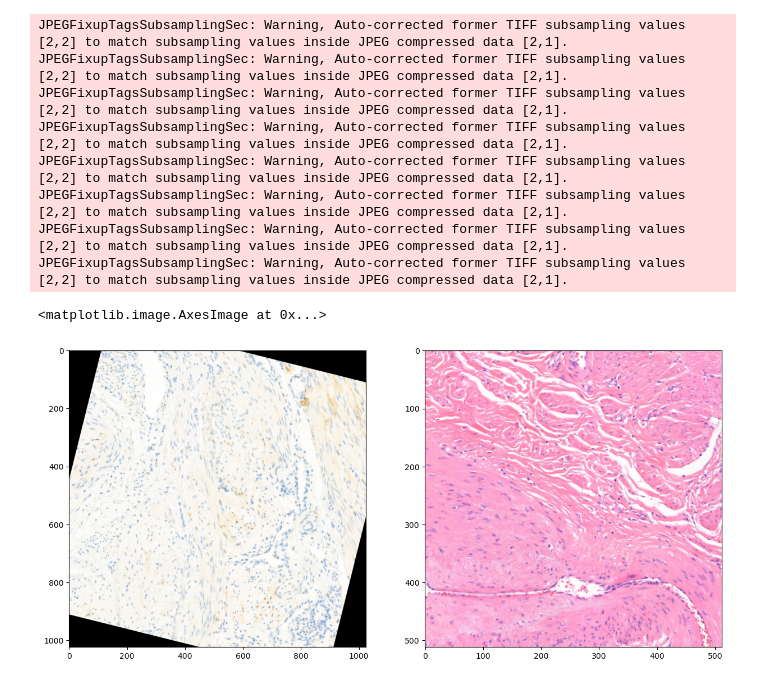
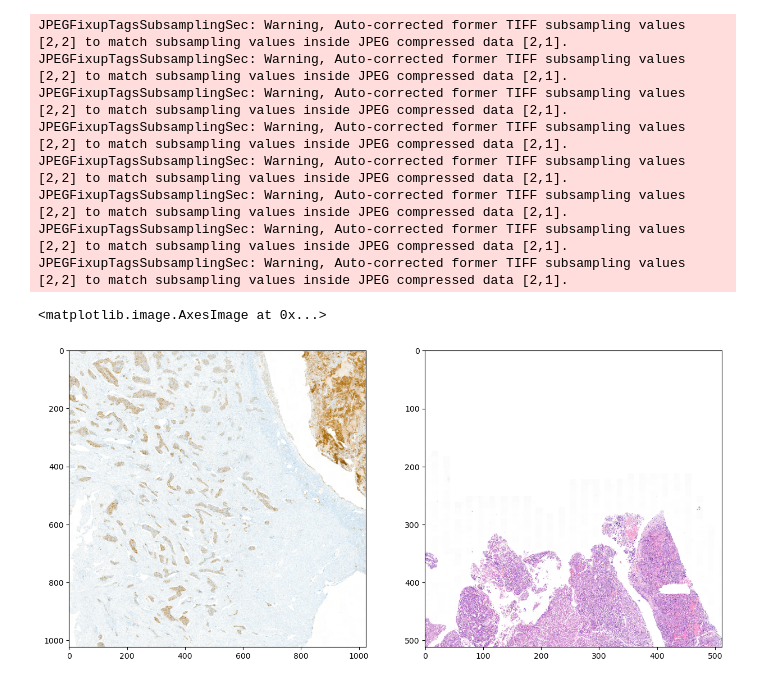
Before and after one commit to Leeyoungsup/virtual_stain, a Jupyter notebook: Transformations_patch.ipynb, the cells around one changed output. Drawn from its saved outputs; the diff is of its cells as text; code cells hidden in the pictures.

```diff
--- a/Transformations_patch.ipynb
+++ b/Transformations_patch.ipynb
@@ -37,9 +33,25 @@ def rotate_and_translate_coordinates(coords, angle_degrees, translation_x, trans
     rotated_and_translated_coordinates += np.array([image_width / 2, image_height / 2])
 
     return rotated_and_translated_coordinates
+def rotate(xy, angle):
+    x, y = xy
+    x = x - 512
+    y = y - 512
+    rad = np.deg2rad(angle)
+    x1 = x * np.cos(rad) - y * np.sin(rad)
+    y1 = x * np.sin(rad) + y * np.cos(rad)
+    x1 = x1 + 512
+    y1 = y1 + 512
+    x1=x1-x1.min()
+    y1=y1-y1.min()
+    x1=x1/x1.max()*1023
+    y1=y1/y1.max()*1023
+    x1=x1.astype(int)
+    y1=y1.astype(int)
+    return x1, y1
 # %%
 image_size=512
-i=1
+i=17
 fileName=Transfer_df.loc[i]['slide']
 stain=Transfer_df.loc[i]['stain']
 x=Transfer_df.loc[i]['x']*100
@@ -48,36 +60,40 @@ angle=Transfer_df.loc[i]['angle']
 he_slide = slideio.open_slide(HE_svs_path+fileName+'.svs', "SVS")
 stain_slide = slideio.open_slide(stain_svs_path+stain+'/'+fileName+'.svs', "SVS")
 scene = he_slide.get_scene(0)
 svsWidth = scene.rect[2]
 svsHeight = scene.rect[3]
 x1=50000
-y1=200000
-w=5000
-h=5000
+y1=100000
+w=100000
+h=100000
 he_slide_block = scene.read_block((x1, y1, w, h),size=(image_size, image_size))
 scene = stain_slide.get_scene(0)
 svsWidth = scene.rect[2]
 svsHeight = scene.rect[3]
 rectangle_coordinates = np.array([[x1,y1], [x1+w, y1], [x1, y1+h], [x1+w, y1+h]])
 result = rotate_and_translate_coordinates(rectangle_coordinates, angle, -x, -y, svsWidth, svsHeight)
 stain_slide_block = scene.read_block((int(result[:,0].min()), int(result[:,1].min()), int(result[:,0].max())-int(result[:,0].min()), int(result[:,1].max())-int(result[:,1].min())),size=(image_size*2, image_size*2))
 (cX, cY) = (image_size, image_size)
 M = cv2.getRotationMatrix2D((cX, cY), angle, 1.0)
-stain_slide_block = cv2.warpAffine(stain_slide_block, M, (image_size*2, image_size*2))
+# stain_slide_block = cv2.warpAffine(stain_slide_block, M, (image_size*2, image_size*2))
+mesh_x = np.linspace(0, image_size*2-1, image_size*2,dtype=np.int32)
+mesh_y = np.linspace(0, image_size*2-1,  image_size*2,dtype=np.int32)
+mesh_xy = np.meshgrid(mesh_x, mesh_y)
+mesh_xy = rotate(mesh_xy, angle)
 
 plt.figure(figsize=(15,30))
 plt.subplot(1,2,1)
-plt.imshow(stain_slide_block)
+plt.imshow(stain_slide_block[mesh_xy[1],mesh_xy[0]])
 plt.subplot(1,2,2)
 plt.imshow(he_slide_block)
 # %% [output]
 JPEGFixupTagsSubsamplingSec: Warning, Auto-corrected former TIFF subsampling values [2,2] to match subsampling values inside JPEG compressed data [2,1].
 JPEGFixupTagsSubsamplingSec: Warning, Auto-corrected former TIFF subsampling values [2,2] to match subsampling values inside JPEG compressed data [2,1].
 JPEGFixupTagsSubsamplingSec: Warning, Auto-corrected former TIFF subsampling values [2,2] to match subsampling values inside JPEG compressed data [2,1].
 JPEGFixupTagsSubsamplingSec: Warning, Auto-corrected former TIFF subsampling values [2,2] to match subsampling values inside JPEG compressed data [2,1].
 JPEGFixupTagsSubsamplingSec: Warning, Auto-corrected former TIFF subsampling values [2,2] to match subsampling values inside JPEG compressed data [2,1].
 JPEGFixupTagsSubsamplingSec: Warning, Auto-corrected former TIFF subsampling values [2,2] to match subsampling values inside JPEG compressed data [2,1].
 JPEGFixupTagsSubsamplingSec: Warning, Auto-corrected former TIFF subsampling values [2,2] to match subsampling values inside JPEG compressed data [2,1].
 JPEGFixupTagsSubsamplingSec: Warning, Auto-corrected former TIFF subsampling values [2,2] to match subsampling values inside JPEG compressed data [2,1].
 <matplotlib.image.AxesImage at 0x...>
-[figure, old version]
+[figure, new version]
```
Also changed, not shown: parts of 7 cells of this notebook.
